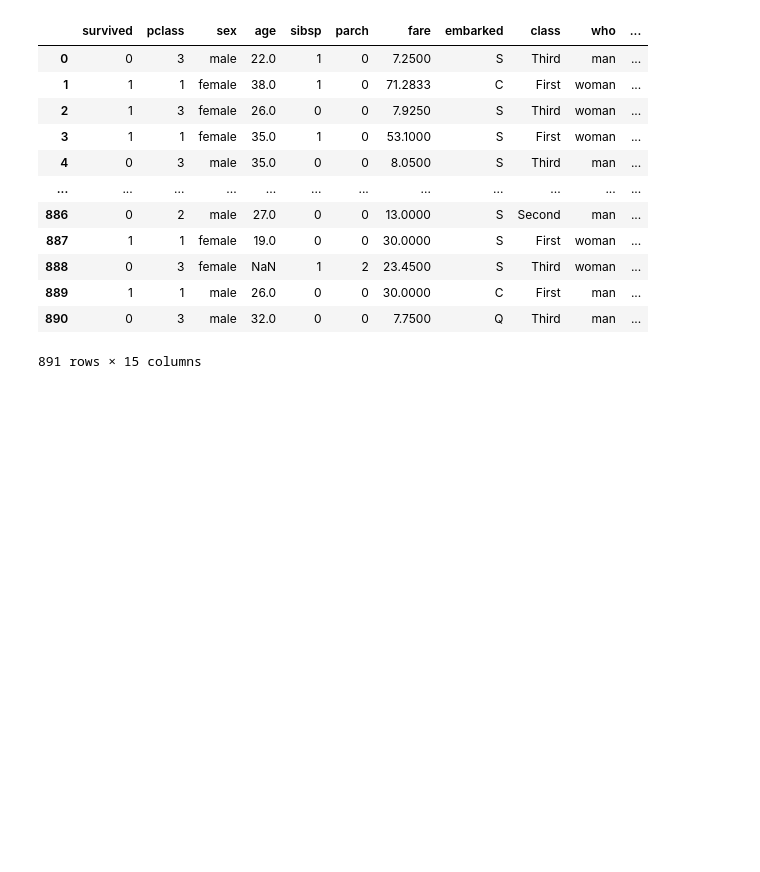
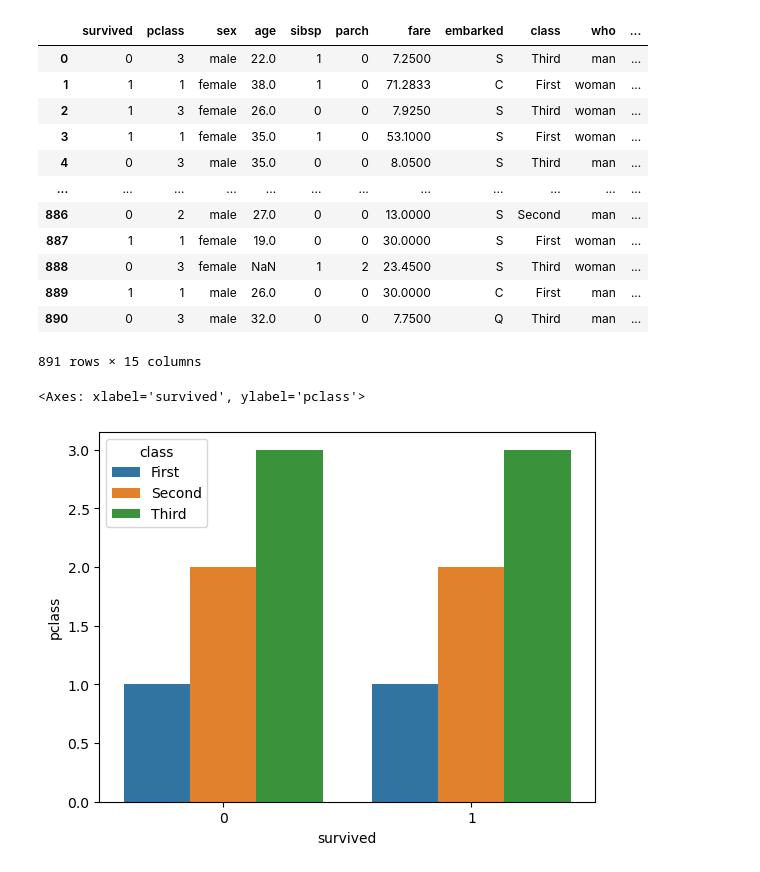
Before and after one commit to yadavchandan26/Machine-Learning, a Jupyter notebook: data_visualization/visualization.ipynb, the cells around one changed output. Cells and saved outputs as stored; diff of their text form; code cells hidden in the pictures; blank space fills up the shorter version.

```diff
--- a/data_visualization/visualization.ipynb
+++ b/data_visualization/visualization.ipynb
@@ -75,4 +75,7 @@ df
 | 890 | 0 | 3 | male | 32.0 | 0 | 0 | 7.7500 | Q | Third | man | ... |
 891 rows × 15 columns
 # %%
-sns.barplot(data=df,
+sns.barplot(data=df,x='survived',y='pclass',hue='class')
+# %% [output]
+<Axes: xlabel='survived', ylabel='pclass'>
+[figure, added]
```
Also changed, not shown: parts of 4 cells of this notebook, 1 other file.
